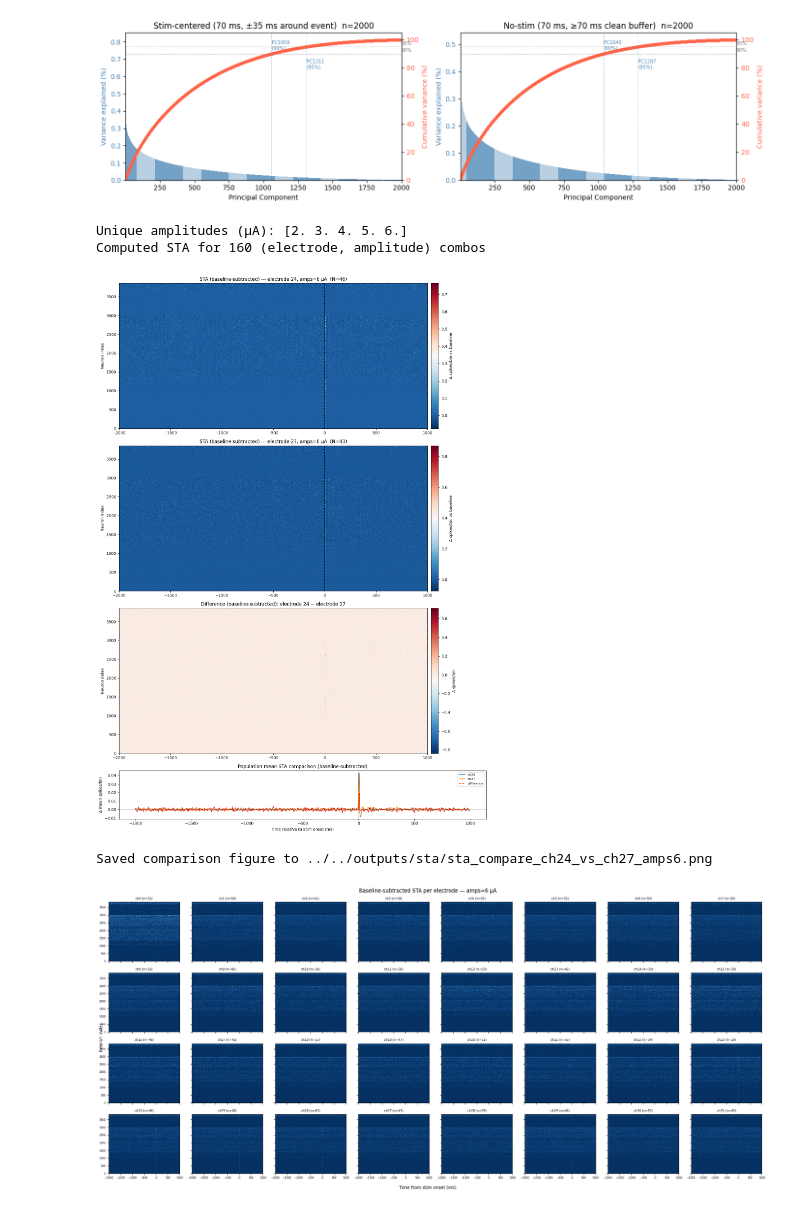
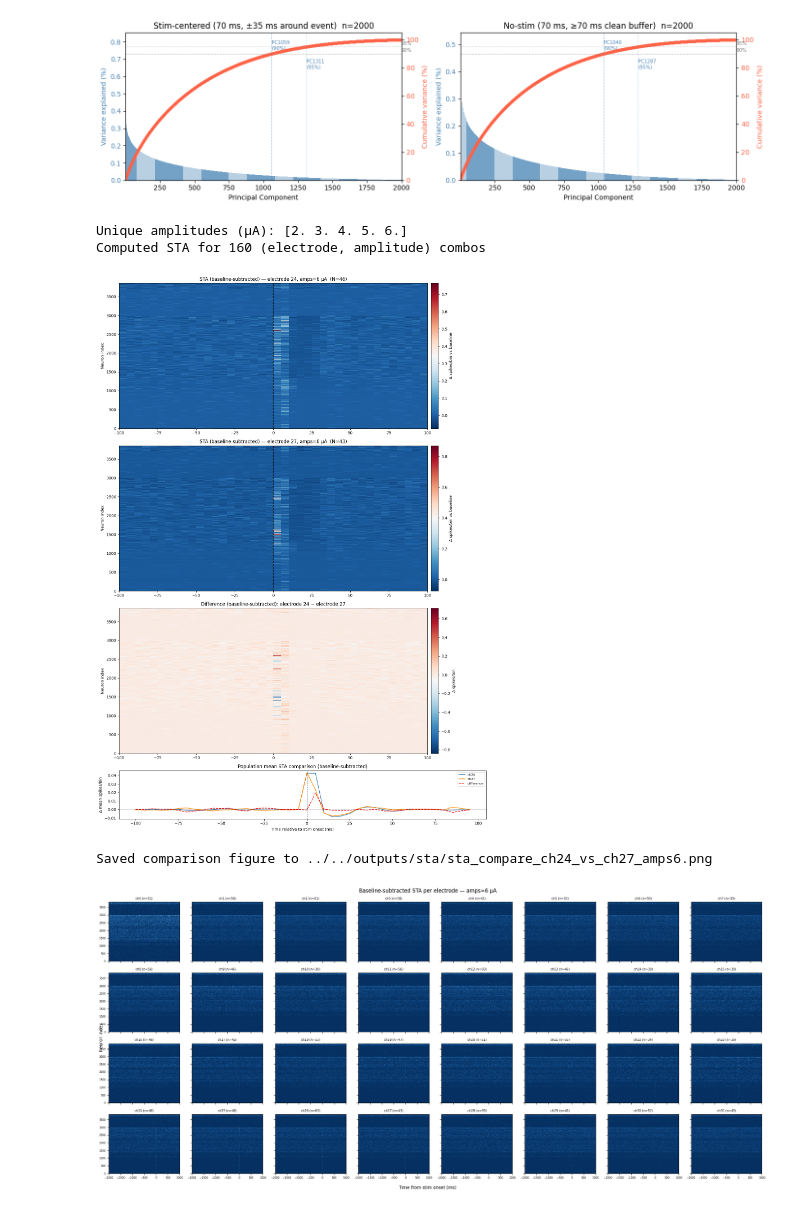
Before and after one commit to ricebci/high_dimensional_stim_sim, a Jupyter notebook: data/electrical/explore.ipynb, the cells around one changed output. Drawn from its saved outputs; the diff is of its cells as text; code cells hidden in the pictures.

Commit message:
sim stim vs encoding pred wip

```diff
--- a/data/electrical/explore.ipynb
+++ b/data/electrical/explore.ipynb
@@ -299,8 +299,8 @@ Rate vector dimension : 3858 neurons
 # =====================================================================
 # Stimulation-triggered average (STA) — per neuron, per electrode, per current
 # =====================================================================
-BEFORE_MS = 2000    # ms before stim onset
-AFTER_MS  = 1000   # ms after stim onset
+BEFORE_MS = 100    # ms before stim onset
+AFTER_MS  = 100   # ms after stim onset
 
 before_bins = int(BEFORE_MS / BIN_MS)
 after_bins  = int(AFTER_MS  / BIN_MS)
@@ -447,34 +447,34 @@ else:
     # axes[row].axvline(0, color="black", linewidth=1.5, linestyle="--", alpha=0.8)
     axes[row].set_ylabel("Neuron index")
     axes[row].set_title(f"Difference (baseline-subtracted): electrode {TEST_CH[0]} − electrode {TEST_CH[1]}")
     fig.colorbar(im_diff, ax=axes[row], pad=0.01, label="Δ spikes/bin")
     row += 1
 
     # --- Population mean traces ---
     pop0  = sta_ch0_bs.mean(axis=0)
     pop1  = sta_ch1_bs.mean(axis=0)
     pop_d = sta_diff.mean(axis=0)
     axes[row].plot(win_time, pop0, label=f"ch{TEST_CH[0]}", color="steelblue")
     axes[row].plot(win_time, pop1, label=f"ch{TEST_CH[1]}", color="darkorange")
     if sta_all_bs is not None:
         axes[row].plot(win_time, sta_all_bs.mean(axis=0), label="all", color="green", linestyle=":")
     axes[row].plot(win_time, pop_d, label="difference", color="red", linestyle="--")
     axes[row].axvline(0, color="black", linewidth=1, linestyle="--", alpha=0.6)
     axes[row].axhline(0, color="black", linewidth=0.5, alpha=0.4)
     axes[row].set_xlabel("Time relative to stim onset (ms)")
     axes[row].set_ylabel("Δ mean spikes/bin")
     axes[row].set_title("Population mean STA comparison (baseline-subtracted)")
     axes[row].legend(fontsize=8)
 
     plt.tight_layout()
     fname = f"sta_compare_ch{TEST_CH[0]}_vs_ch{TEST_CH[1]}_amps{amp_str.replace(',','_')}.png"
     plt.savefig(os.path.join(sta_save_dir, fname), dpi=150)
     plt.show()
     print(f"Saved comparison figure to {sta_save_dir}/{fname}")
 # %% [output]
 Unique amplitudes (µA): [2. 3. 4. 5. 6.]
 Computed STA for 160 (electrode, amplitude) combos
-[figure, old version]
+[figure, new version]
 Saved comparison figure to ../../outputs/sta/sta_compare_ch24_vs_ch27_amps6.png
 # %%
 
```
Also changed, not shown: 5 other files.
